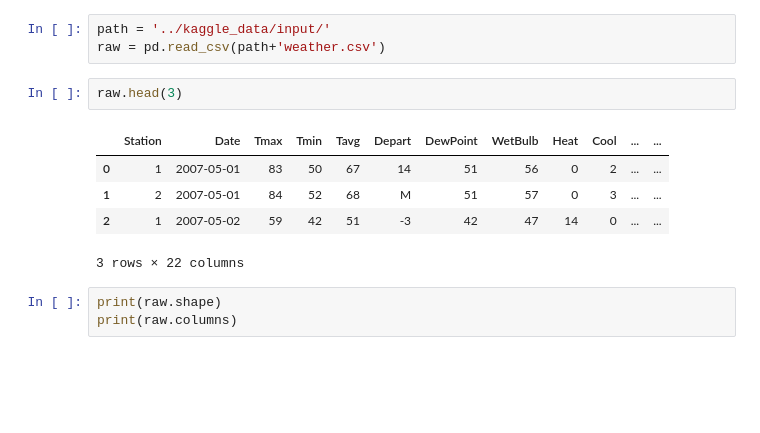
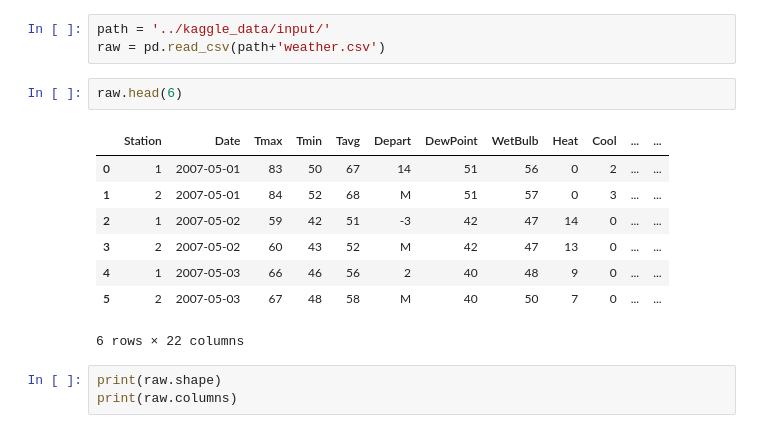
Before and after one commit to austinlasseter/West_Nile_Virus_032108, a Jupyter notebook: Austin/02 - Weather.ipynb, the cells around one changed output. Cells and saved outputs as stored; diff of their text form; blank space fills up the shorter version.

```diff
--- a/Austin/02 - Weather.ipynb
+++ b/Austin/02 - Weather.ipynb
@@ -19,13 +19,16 @@ $('.nbp-app-bar').toggle()
 path = '../kaggle_data/input/'
 raw = pd.read_csv(path+'weather.csv')
 # %%
-raw.head(3)
+raw.head(6)
 # %% [output]
 |  | Station | Date | Tmax | Tmin | Tavg | Depart | DewPoint | WetBulb | Heat | Cool | ... | ... |
 | 0 | 1 | 2007-05-01 | 83 | 50 | 67 | 14 | 51 | 56 | 0 | 2 | ... | ... |
 | 1 | 2 | 2007-05-01 | 84 | 52 | 68 | M | 51 | 57 | 0 | 3 | ... | ... |
 | 2 | 1 | 2007-05-02 | 59 | 42 | 51 | -3 | 42 | 47 | 14 | 0 | ... | ... |
+| 3 | 2 | 2007-05-02 | 60 | 43 | 52 | M | 42 | 47 | 13 | 0 | ... | ... |
+| 4 | 1 | 2007-05-03 | 66 | 46 | 56 | 2 | 40 | 48 | 9 | 0 | ... | ... |
+| 5 | 2 | 2007-05-03 | 67 | 48 | 58 | M | 40 | 50 | 7 | 0 | ... | ... |
-3 rows × 22 columns
+6 rows × 22 columns
 # %%
 print(raw.shape)
 print(raw.columns)
```
